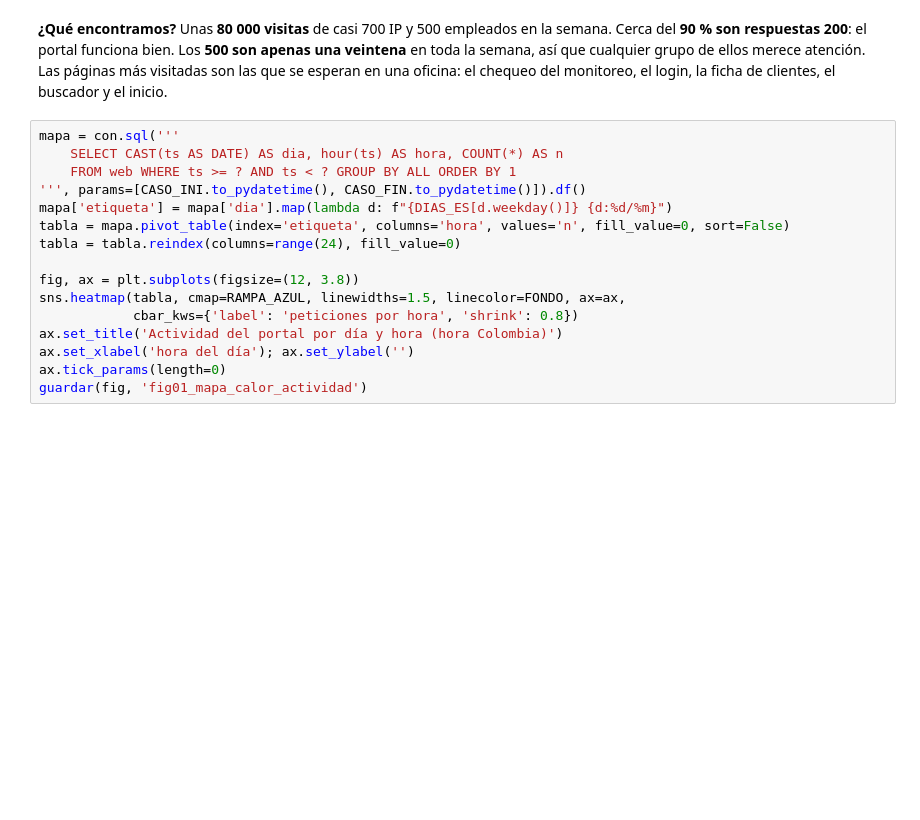
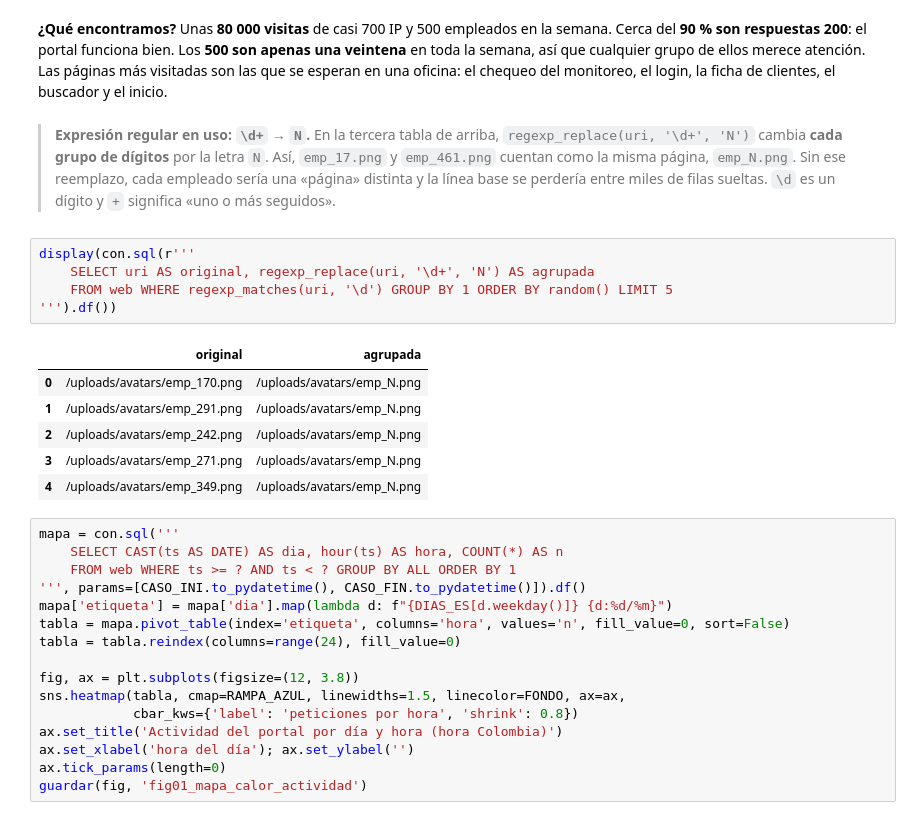
Before and after one commit to JohanYP/techcorp-forense-lab, a Jupyter notebook: analisis/notebooks/analisis_forense.ipynb, the cells around one changed output. Cells and saved outputs as stored; diff of their text form; blank space fills up the shorter version.

```diff
--- a/analisis/notebooks/analisis_forense.ipynb
+++ b/analisis/notebooks/analisis_forense.ipynb
@@ -410,6 +493,20 @@ display(con.sql(r'''
 | 11 | /tickets/index.php | 3202 | 557 |
 # %% [markdown]
 **¿Qué encontramos?** Unas **80 000 visitas** de casi 700 IP y 500 empleados en la semana. Cerca del **90 % son respuestas 200**: el portal funciona bien. Los **500 son apenas una veintena** en toda la semana, así que cualquier grupo de ellos merece atención. Las páginas más visitadas son las que se esperan en una oficina: el chequeo del monitoreo, el login, la ficha de clientes, el buscador y el inicio.
+# %% [markdown]
+> **Expresión regular en uso: `\d+` → `N`.** En la tercera tabla de arriba, `regexp_replace(uri, '\d+', 'N')` cambia **cada grupo de dígitos** por la letra `N`. Así, `emp_17.png` y `emp_461.png` cuentan como la misma página, `emp_N.png`. Sin ese reemplazo, cada empleado sería una «página» distinta y la línea base se perdería entre miles de filas sueltas. `\d` es un dígito y `+` significa «uno o más seguidos».
+# %%
+display(con.sql(r'''
+    SELECT uri AS original, regexp_replace(uri, '\d+', 'N') AS agrupada
+    FROM web WHERE regexp_matches(uri, '\d') GROUP BY 1 ORDER BY random() LIMIT 5
+''').df())
+# %% [output]
+|  | original | agrupada |
+| 0 | /uploads/avatars/emp_170.png | /uploads/avatars/emp_N.png |
+| 1 | /uploads/avatars/emp_291.png | /uploads/avatars/emp_N.png |
+| 2 | /uploads/avatars/emp_242.png | /uploads/avatars/emp_N.png |
+| 3 | /uploads/avatars/emp_271.png | /uploads/avatars/emp_N.png |
+| 4 | /uploads/avatars/emp_349.png | /uploads/avatars/emp_N.png |
 # %%
 mapa = con.sql('''
     SELECT CAST(ts AS DATE) AS dia, hour(ts) AS hora, COUNT(*) AS n
```
Also changed, not shown: parts of 23 cells of this notebook, 3 other files.
